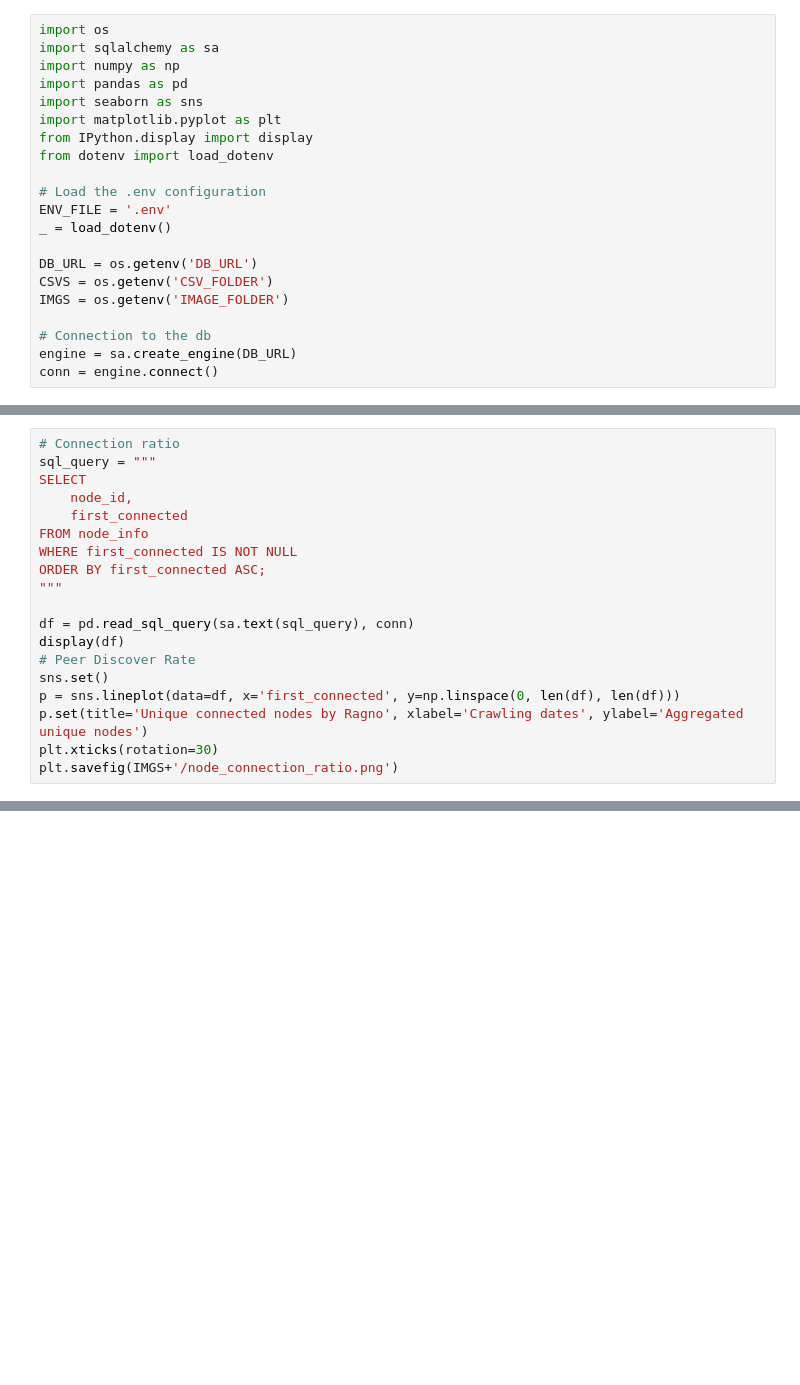
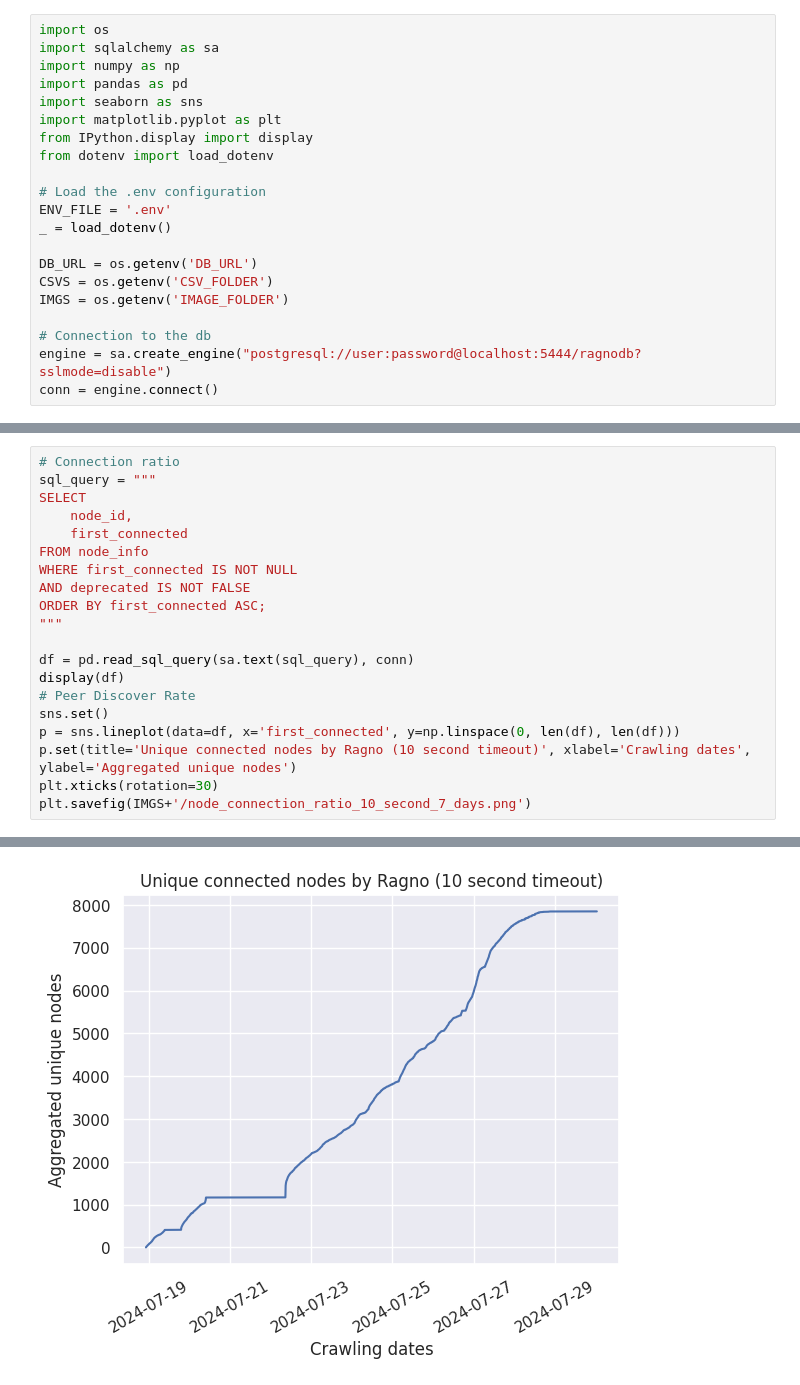
Before and after one commit to migalabs/ragno, a Jupyter notebook: scripts/distributions.ipynb, the cells around one changed output, grey strips where cells are left out. Saved outputs shown, nothing was run; the diff lists cells and outputs as text; blank space fills up the shorter version.

```diff
--- a/scripts/distributions.ipynb
+++ b/scripts/distributions.ipynb
@@ -17,7 +17,7 @@ CSVS = os.getenv('CSV_FOLDER')
 IMGS = os.getenv('IMAGE_FOLDER')
 
 # Connection to the db
-engine = sa.create_engine(DB_URL)
+engine = sa.create_engine("postgresql://user:password@localhost:5444/ragnodb?sslmode=disable")
 conn = engine.connect()
 # %%
 # Get discover/connection ratio
@@ -45,6 +60,7 @@ SELECT
     first_connected
 FROM node_info
 WHERE first_connected IS NOT NULL
+AND deprecated IS NOT FALSE
 ORDER BY first_connected ASC;
 """
 
@@ -53,6 +69,7 @@ display(df)
 # Peer Discover Rate
 sns.set()
 p = sns.lineplot(data=df, x='first_connected', y=np.linspace(0, len(df), len(df)))
-p.set(title='Unique connected nodes by Ragno', xlabel='Crawling dates', ylabel='Aggregated unique nodes')
+p.set(title='Unique connected nodes by Ragno (10 second timeout)', xlabel='Crawling dates', ylabel='Aggregated unique nodes')
 plt.xticks(rotation=30)
-plt.savefig(IMGS+'/node_connection_ratio.png')
+plt.savefig(IMGS+'/node_connection_ratio_10_second_7_days.png')
+# %% [output]
@@ -59,3 +89,4 @@ plt.savefig(IMGS+'/node_connection_ratio.png')
+[figure, added]
 # %%
 # Node uptime distribution (curren non-deprecated node count)
 sql_query = """
```
Also changed, not shown: parts of 5 cells of this notebook, 3 other files.
